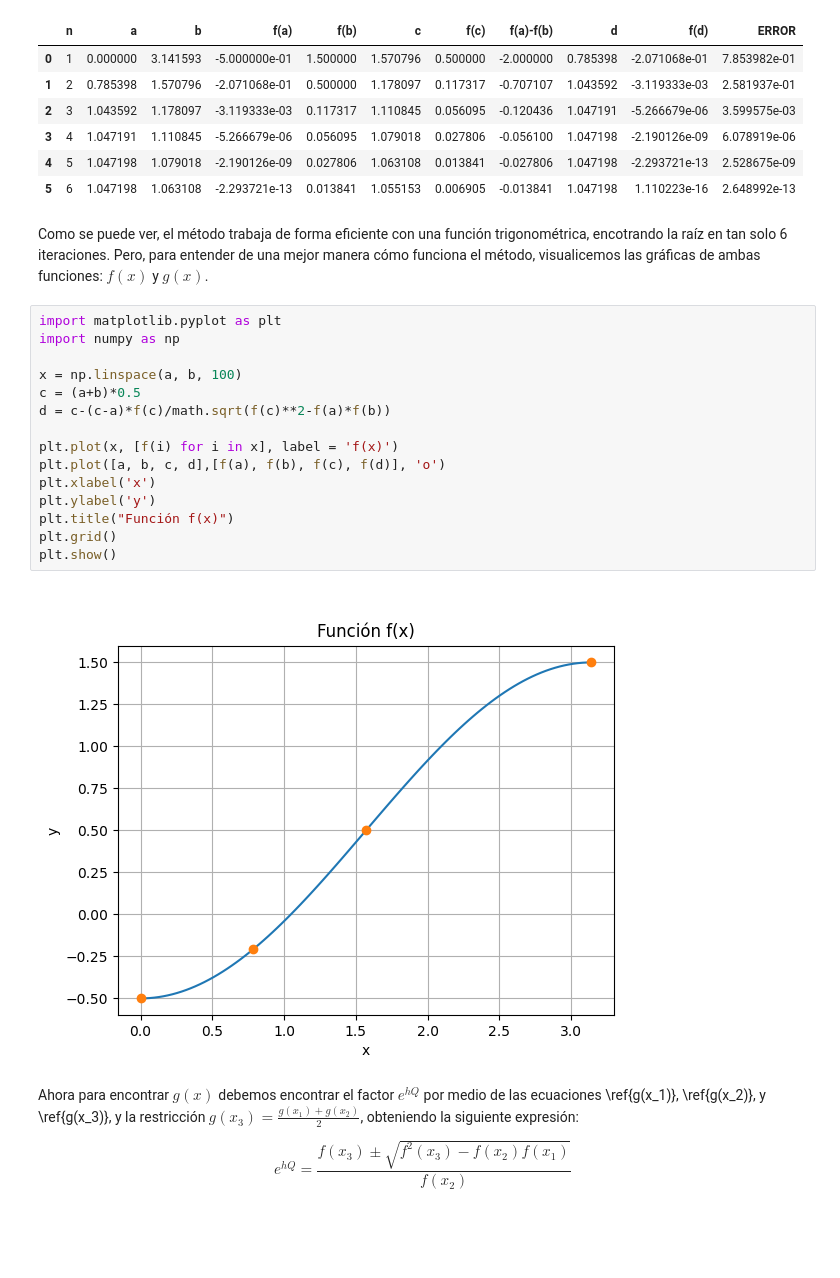
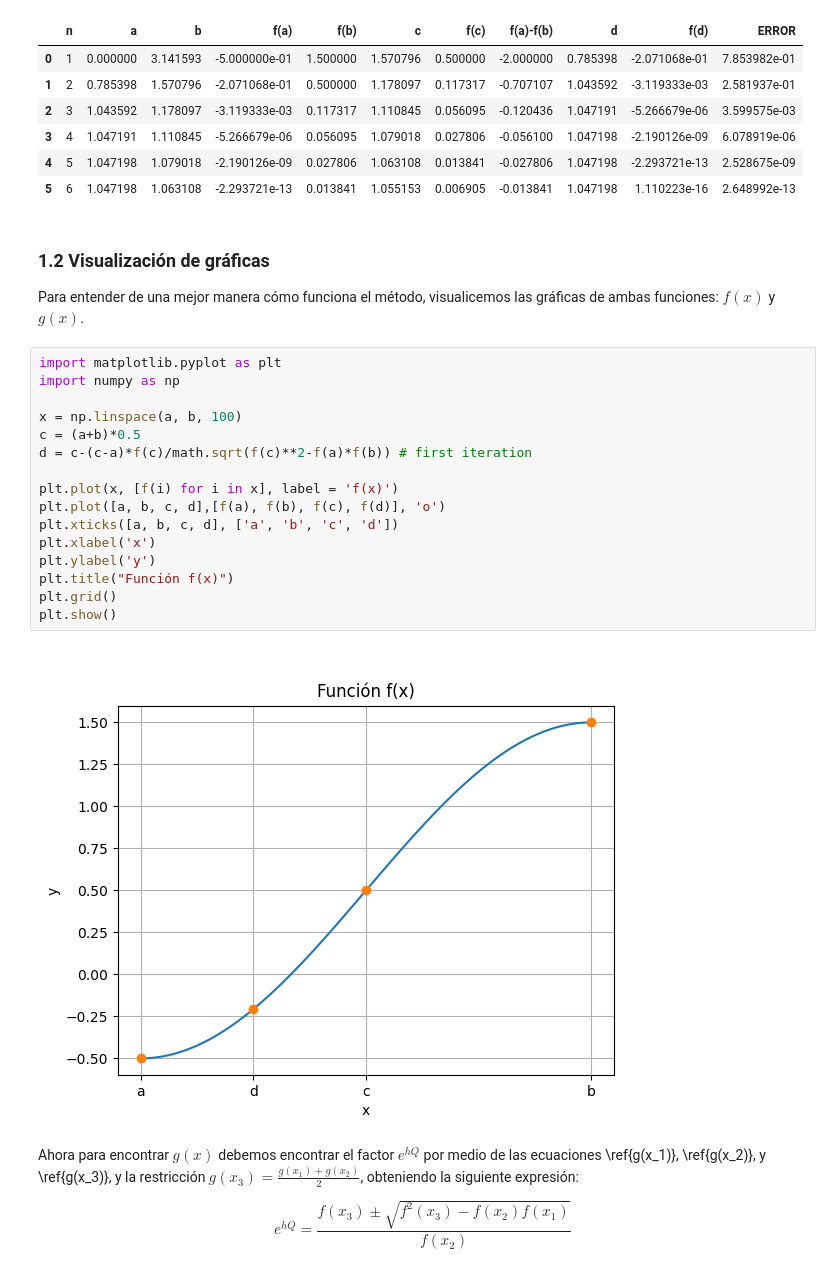
Before and after one commit to MonicaCabanas23/Numerical-Analysis, a Jupyter notebook: Raices-de-funciones-no-lineales.ipynb, the cells around one changed output. Drawn from its saved outputs; the diff is of its cells as text; blank space fills up the shorter version.

```diff
--- a/Raices-de-funciones-no-lineales.ipynb
+++ b/Raices-de-funciones-no-lineales.ipynb
@@ -134,24 +136,26 @@ display(df)
 | 4 | 5 | 1.047198 | 1.079018 | -2.190126e-09 | 0.027806 | 1.063108 | 0.013841 | -0.027806 | 1.047198 | -2.293721e-13 | 2.528675e-09 |
 | 5 | 6 | 1.047198 | 1.063108 | -2.293721e-13 | 0.013841 | 1.055153 | 0.006905 | -0.013841 | 1.047198 | 1.110223e-16 | 2.648992e-13 |
 # %% [markdown]
-Como se puede ver, el método trabaja de forma eficiente con una función trigonométrica, encotrando la raíz en tan solo 6 iteraciones. Pero, para entender de una mejor manera cómo funciona el método, visualicemos las gráficas de ambas funciones: $f(x)$ y $g(x)$.
+### 1.2 Visualización de gráficas
+Para entender de una mejor manera cómo funciona el método, visualicemos las gráficas de ambas funciones: $f(x)$ y $g(x)$.
 # %%
 import matplotlib.pyplot as plt
 import numpy as np
 
 x = np.linspace(a, b, 100)
 c = (a+b)*0.5
-d = c-(c-a)*f(c)/math.sqrt(f(c)**2-f(a)*f(b))
+d = c-(c-a)*f(c)/math.sqrt(f(c)**2-f(a)*f(b)) # first iteration
 
 plt.plot(x, [f(i) for i in x], label = 'f(x)')
 plt.plot([a, b, c, d],[f(a), f(b), f(c), f(d)], 'o')
+plt.xticks([a, b, c, d], ['a', 'b', 'c', 'd'])
 plt.xlabel('x')
 plt.ylabel('y')
 plt.title("Función f(x)")
 plt.grid()
 plt.show()
 # %% [output]
-[figure, old version]
+[figure, new version]
 # %% [markdown]
 Ahora para encontrar $g(x)$ debemos encontrar el factor $e^{hQ}$ por medio de las ecuaciones \ref{g(x_1)}, \ref{g(x_2)}, y \ref{g(x_3)}, y la restricción $g(x_3) = \frac{g(x_1) + g(x_2)}{2}$, obteniendo la siguiente expresión:
 
```
Also changed, not shown: parts of 10 cells of this notebook.
